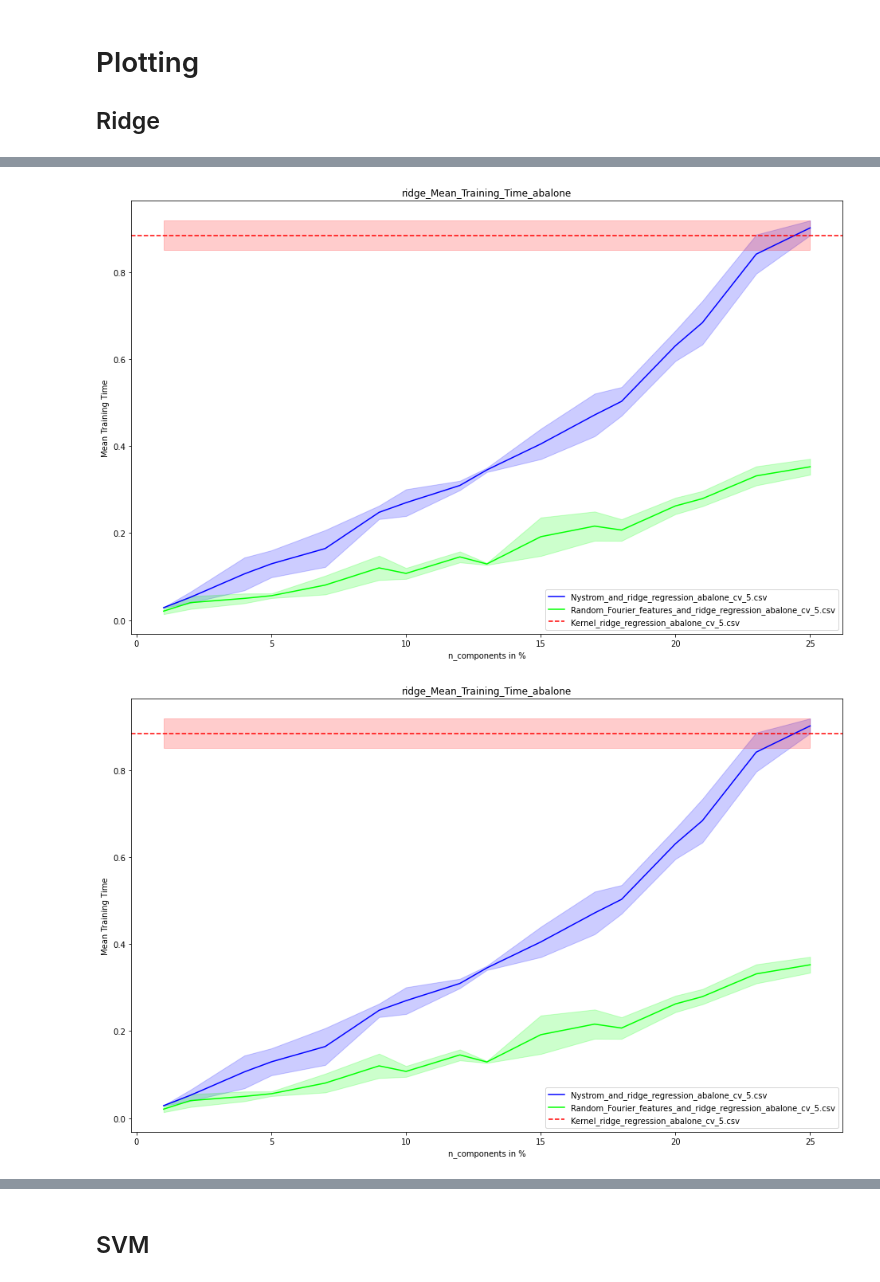
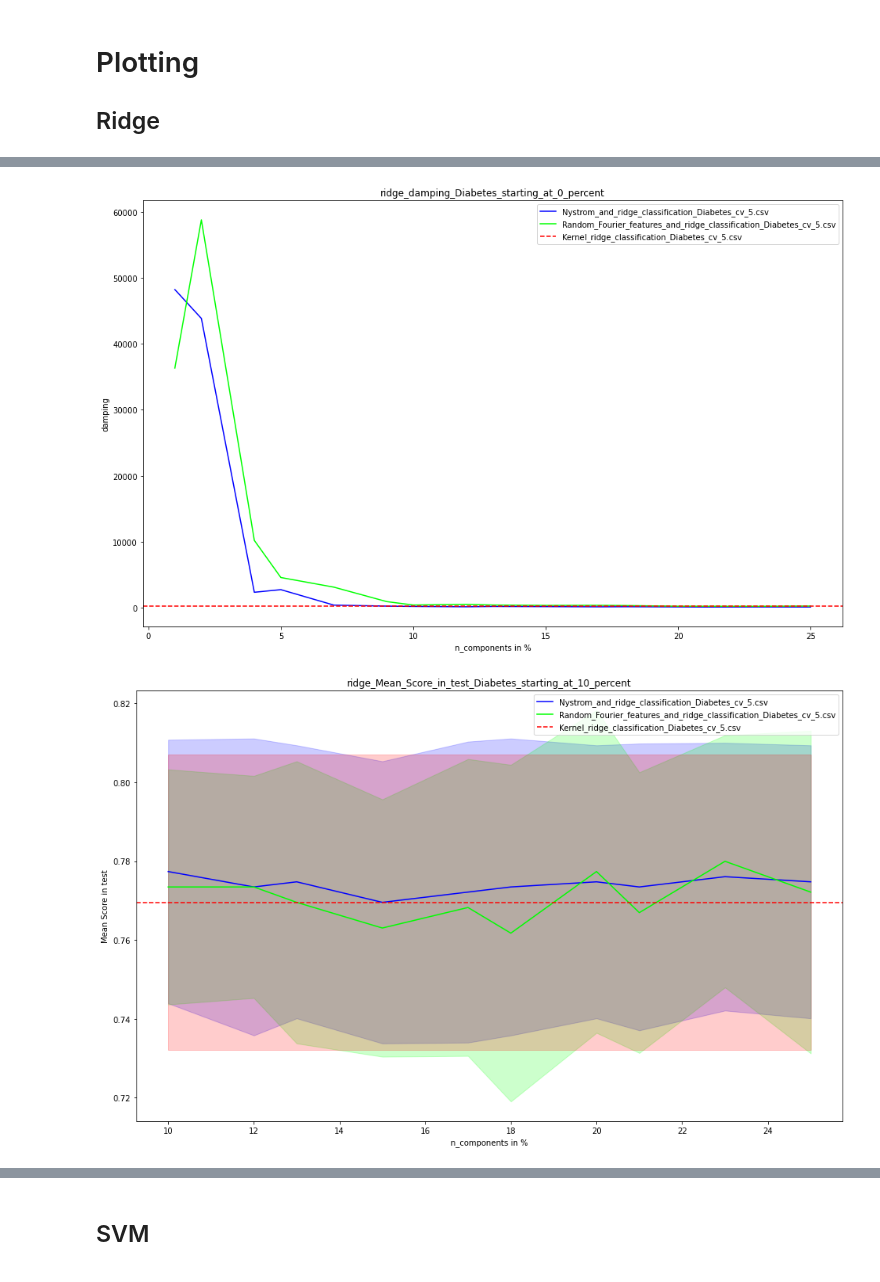
Before and after one commit to BlancaCC/Kernel-methods-comparatives, a Jupyter notebook: Basic-measures/analysis/analysis_template.ipynb, the cells around one changed output, grey strips where cells are left out. Cells and saved outputs as stored; diff of their text form; code cells hidden in the pictures.

```diff
--- a/Basic-measures/analysis/analysis_template.ipynb
+++ b/Basic-measures/analysis/analysis_template.ipynb
@@ -2,11 +2,11 @@
 import os
 import pandas as pd
 
-database = 'w3a'
+#database = 'w3a'
 #database = 'abalone'
 #database = 'a5a'
 #database = 'eunite2001'
-#database = 'Diabetes'
+database = 'Diabetes'
 
 path = '/Users/blancacanocamarero/repositorios/TFM/Kernel-methods-comparatives/Basic-measures/'
 directory = path + f'results/{database}/accuracy_time_stats'  # Replace this with the path to your directory
@@ -210,7 +210,13 @@ if (ridge_list[0][names_of_std_for_column[score_column]] == 0).all():
 columns = [score_column, time_column, damping_column ]
 
 
+
 view_plots_and_save_them(df_list = ridge_list, df_list_names=ridge_list_names,
             names_of_std_for_column=names_of_std_for_column, type ='ridge',
-            columns=columns, database=database, plot_path = plot_path)
+            columns=columns, database=database, plot_path = plot_path,
+            percent_of_n_components_bigger_than = 0)
+view_plots_and_save_them(df_list = ridge_list, df_list_names=ridge_list_names,
+            names_of_std_for_column=names_of_std_for_column, type ='ridge',
+            columns=columns, database=database, plot_path = plot_path,
+            percent_of_n_components_bigger_than = 10)
 # %% [output]
@@ -219,2 +225,2 @@ view_plots_and_save_them(df_list = ridge_list, df_list_names=ridge_list_names,
-[figure, old version]
+[figure, new version]
-[figure, old version]
+[figure, new version]
```
Also changed, not shown: parts of 6 cells of this notebook, 24 other files.
